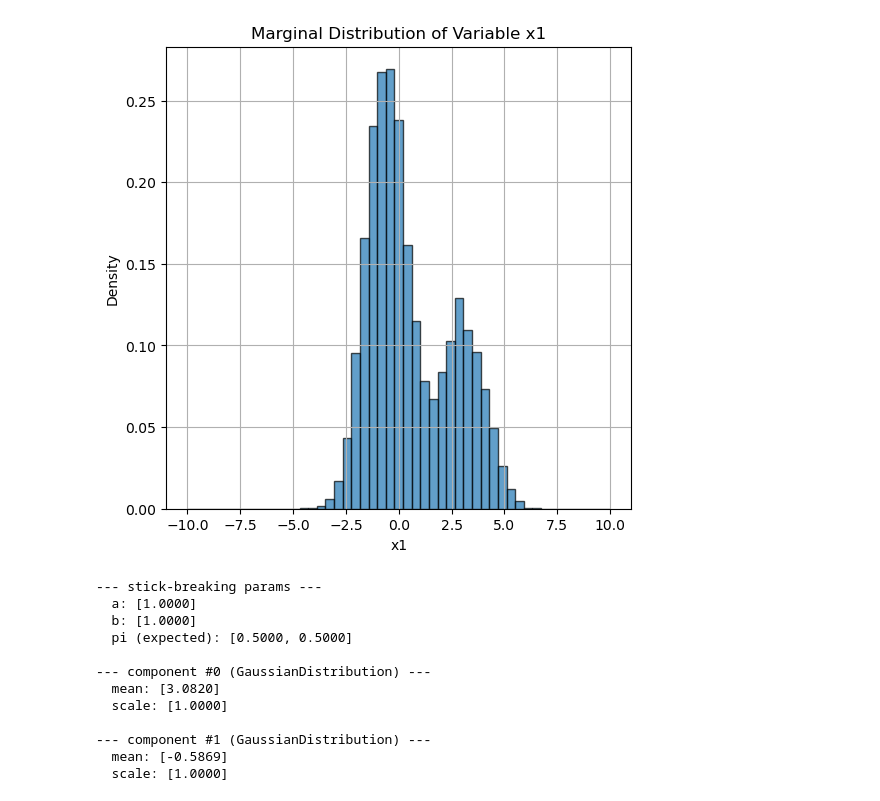
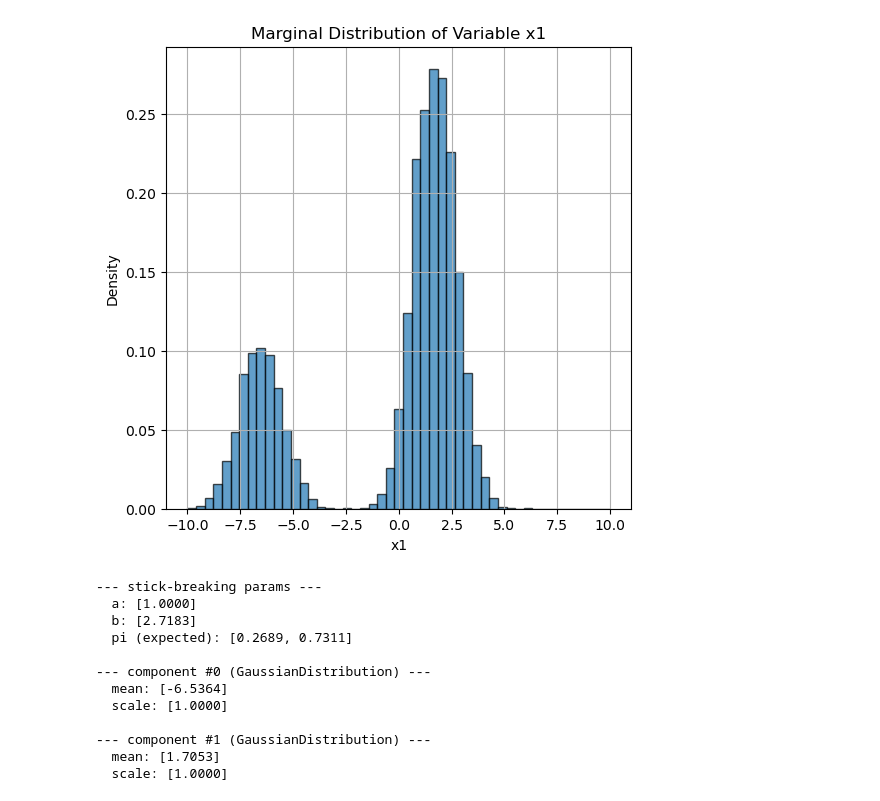
Before and after one commit to han-seungsu/normflows, a Jupyter notebook: Student-T-Product Target.ipynb, the cells around one changed output. Drawn from its saved outputs; the diff is of its cells as text; code cells hidden in the pictures.

```diff
--- a/Student-T-Product Target.ipynb
+++ b/Student-T-Product Target.ipynb
@@ -31,21 +29,21 @@ base = DirichletProcessMixture(shape=dimension, T=2)
 # %%
-Train.plot_samples(base, two_d=True, min=-10, max=10)
+Train.plot_samples(q0, two_d=True, min=-10, max=10)
 # %% [output]
-[figure, old version]
+[figure, new version]
 # %%
-Train.print_model_parameters(base)
+Train.print_model_parameters(q0)
 # %% [output]
 --- stick-breaking params ---
   a: [1.0000]
-  b: [1.0000]
-  pi (expected): [0.5000, 0.5000]
+  b: [2.7183]
+  pi (expected): [0.2689, 0.7311]
 
 --- component #0 (GaussianDistribution) ---
-  mean: [3.0820]
+  mean: [-6.5364]
   scale: [1.0000]
 
 --- component #1 (GaussianDistribution) ---
-  mean: [-0.5869]
+  mean: [1.7053]
   scale: [1.0000]
 # %%
 '''
```
Also changed, not shown: parts of 13 cells of this notebook, 1 other file.
